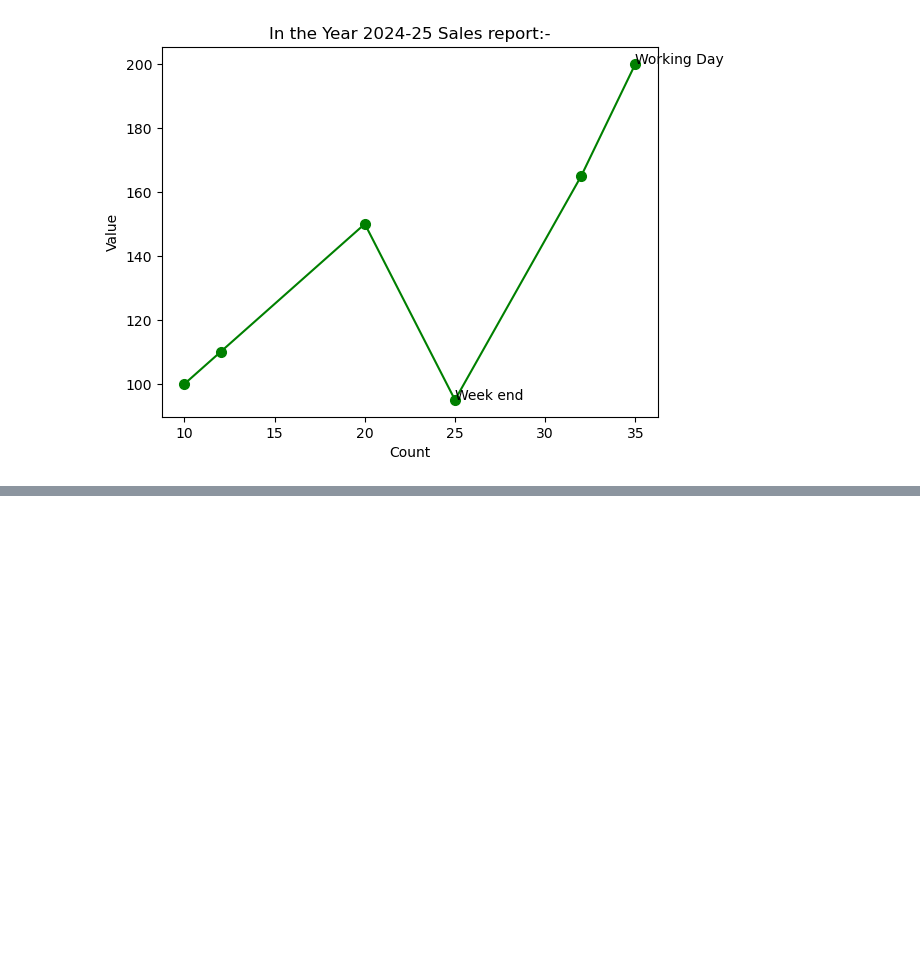
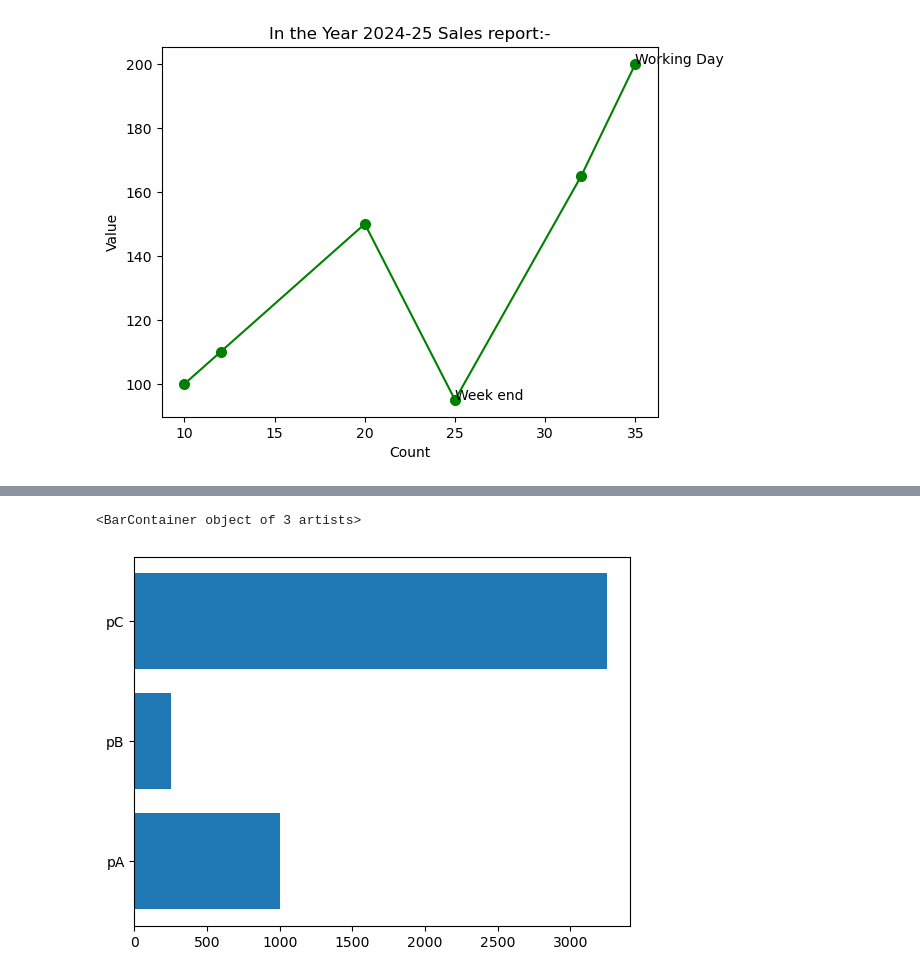
Before and after one commit to pakarthikstudent/DE_Sep, a Jupyter notebook: DAY2/SEP-DE-2.ipynb, the cells around one changed output, grey strips where cells are left out. Saved outputs shown, nothing was run; the diff lists cells and outputs as text; code cells hidden in the pictures; blank space fills up the shorter version.

```diff
--- a/DAY2/SEP-DE-2.ipynb
+++ b/DAY2/SEP-DE-2.ipynb
@@ -432,0 +455,5 @@ Text(35, 200, 'Working Day')
+# %%
+plt.barh(['pA','pB','pC'],[1000,250,3250])
+# %% [output]
+<BarContainer object of 3 artists>
+[figure, added]
```
Also changed, not shown: parts of 13 cells of this notebook.
